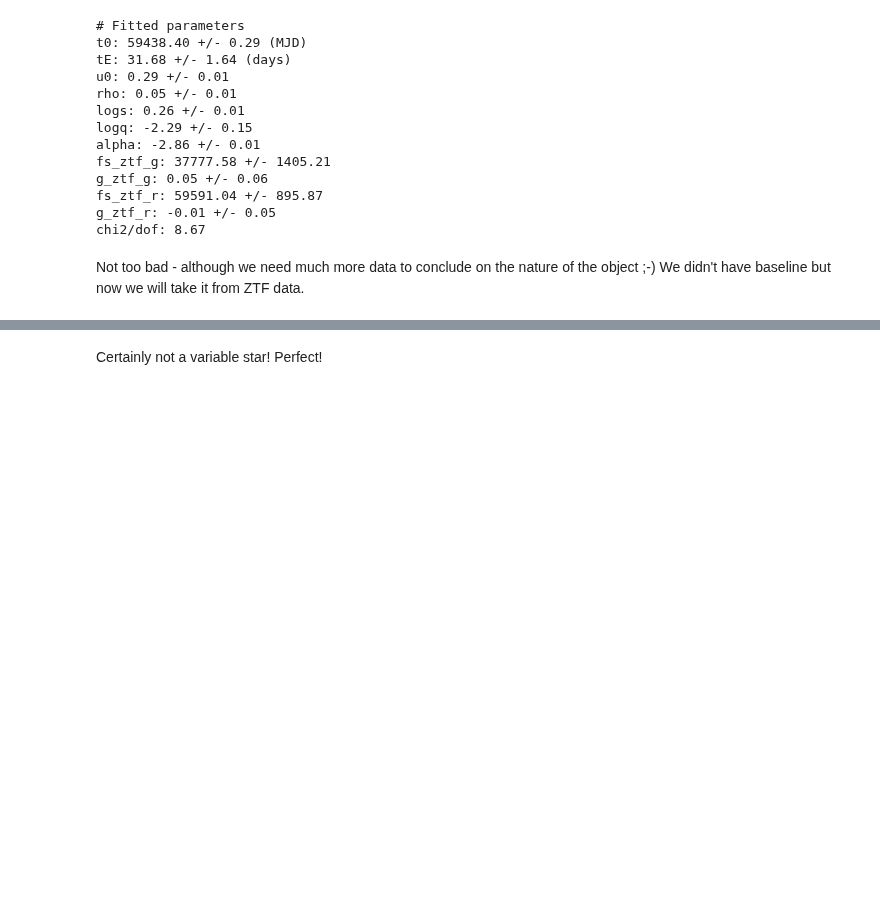
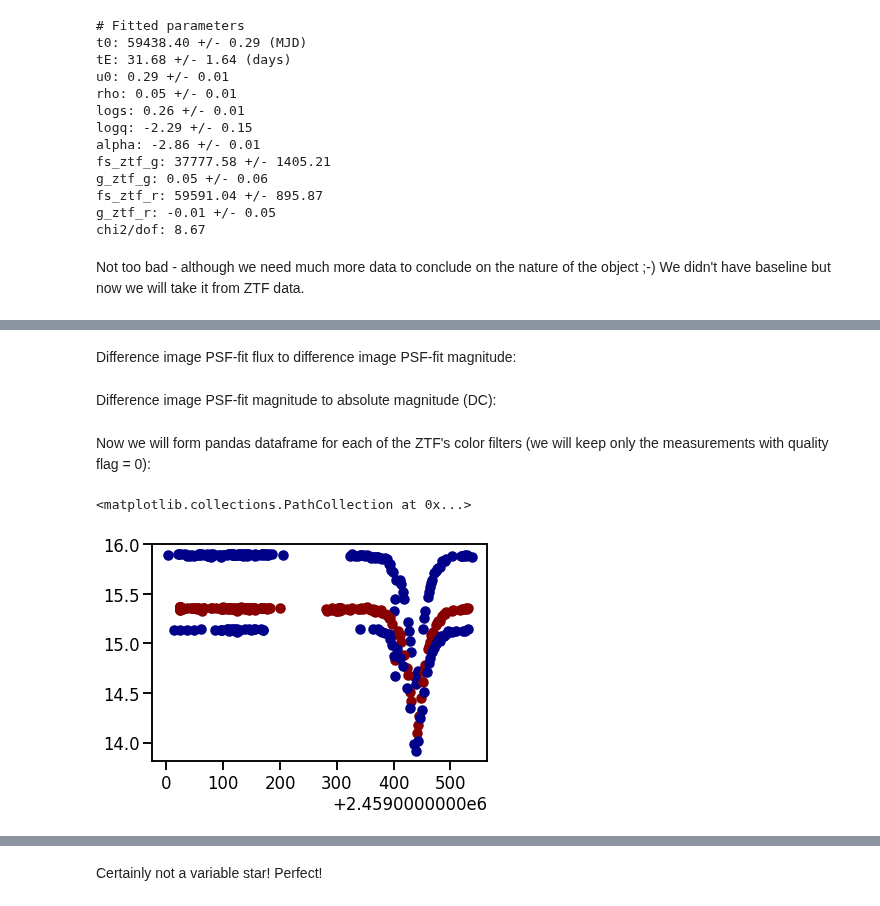
Before and after one commit to astrolabsoftware/fink-tutorials, a Jupyter notebook: galactic/ZTF18abktckv.ipynb, the cells around one changed output, grey strips where cells are left out. Cells and saved outputs as stored; diff of their text form; code cells hidden in the pictures; blank space fills up the shorter version.

```diff
--- a/galactic/ZTF18abktckv.ipynb
+++ b/galactic/ZTF18abktckv.ipynb
@@ -480,0 +496,7 @@ pdf_ZTF = np.loadtxt('./Data/ZTF18abktckv_g.dat',dtype=str)
+# %%
+# Forced ZTF data
+pdf_ZTF = pd.read_csv('Data/forcedphotometry_req00100242_lc.txt', comment='#', sep=' ')
+pdf_ZTF = pdf_ZTF\
+    .drop(columns=['Unnamed: 0'])\
+    .rename(lambda x: x.split(',')[0], axis='columns')
+np.unique(pdf_ZTF["filter"]), pdf_ZTF
@@ -480,0 +621,2 @@ pdf_ZTF = np.loadtxt('./Data/ZTF18abktckv_g.dat',dtype=str)
+# %% [markdown]
+Difference image PSF-fit flux to difference image PSF-fit magnitude:
@@ -480,0 +633,58 @@ pdf_ZTF = np.loadtxt('./Data/ZTF18abktckv_g.dat',dtype=str)
+# %% [markdown]
+Difference image PSF-fit magnitude to absolute magnitude (DC):
+# %%
+mag_dc, err_dc = np.transpose(
+    [
+        dc_mag(*args) for args in zip(
+            magpsf,
+            sigmapsf,
+            pdf_ZTF['nearestrefmag'].values,
+            pdf_ZTF['nearestrefmagunc'].values,
+            pdf_ZTF['zpmaginpsci'].values,
+        )
+    ]
+)
+# %% [markdown]
+Now we will form pandas dataframe for each of the ZTF's color filters (we will keep only the measurements with quality flag = 0):
+# %%
+# Forced ZTF g band
+mask = pdf_ZTF['filter'] == 'ZTF_g'
+# Keep only measurements with flag = 0
+mask *= pdf_ZTF['infobitssci'] == 0
+sub = pdf_ZTF[mask]
+# The ZTF data is in JD
+df_ZTF_g = {'JD': sub['jd'], 'mag': mag_dc[mask], 'mag_err': err_dc[mask]}
+pdf_ZTF_g = pd.DataFrame(data=df_ZTF_g)
+pdf_ZTF_g = pdf_ZTF_g.drop(pdf_ZTF_g[pdf_ZTF_g["mag"].isnull()].index) # We remove rows with NaN magnitudes
+# We will cut the baseline a little, because we don't need as much
+pdf_ZTF_g = pdf_ZTF_g.drop(pdf_ZTF_g[pdf_ZTF_g["JD"] < 2.45900e6].index)
+plt.scatter(pdf_ZTF_g["JD"], pdf_ZTF_g["mag"])
+
+# Forced ZTF r band
+mask = pdf_ZTF['filter'] == 'ZTF_r'
+# Keep only measurements with flag = 0
+mask *= pdf_ZTF['infobitssci'] == 0
+sub = pdf_ZTF[mask]
+# The ZTF data is in JD
+df_ZTF_r = {'JD': sub['jd'], 'mag': mag_dc[mask], 'mag_err': err_dc[mask]}
+pdf_ZTF_r = pd.DataFrame(data=df_ZTF_r)
+pdf_ZTF_r = pdf_ZTF_r.drop(pdf_ZTF_r[pdf_ZTF_r["mag"].isnull()].index) # We remove rows with NaN magnitudes
+# We will cut the baseline a little, because we don't need as much
+pdf_ZTF_r = pdf_ZTF_r.drop(pdf_ZTF_r[pdf_ZTF_r["JD"] < 2.45900e6].index)
+plt.scatter(pdf_ZTF_r["JD"], pdf_ZTF_r["mag"])
+
+# Forced ZTF i band
+mask = pdf_ZTF['filter'] == 'ZTF_i'
+# Keep only measurements with flag = 0
+mask *= pdf_ZTF['infobitssci'] == 0
+sub = pdf_ZTF[mask]
+# The ZTF data is in JD
+df_ZTF_i = {'JD': sub['jd'], 'mag': mag_dc[mask], 'mag_err': err_dc[mask]}
+pdf_ZTF_i = pd.DataFrame(data=df_ZTF_i)
+pdf_ZTF_i = pdf_ZTF_i.drop(pdf_ZTF_i[pdf_ZTF_i["mag"].isnull()].index) # We remove rows with NaN magnitudes
+# We will cut the baseline a little, because we don't need as much
+pdf_ZTF_i = pdf_ZTF_i.drop(pdf_ZTF_i[pdf_ZTF_i["JD"] < 2.45900e6].index)
+plt.scatter(pdf_ZTF_i["JD"], pdf_ZTF_i["mag"])
+# %% [output]
+<matplotlib.collections.PathCollection at 0x...>
+[figure, added]
```
Also changed, not shown: parts of 17 cells of this notebook, 3 other files.
